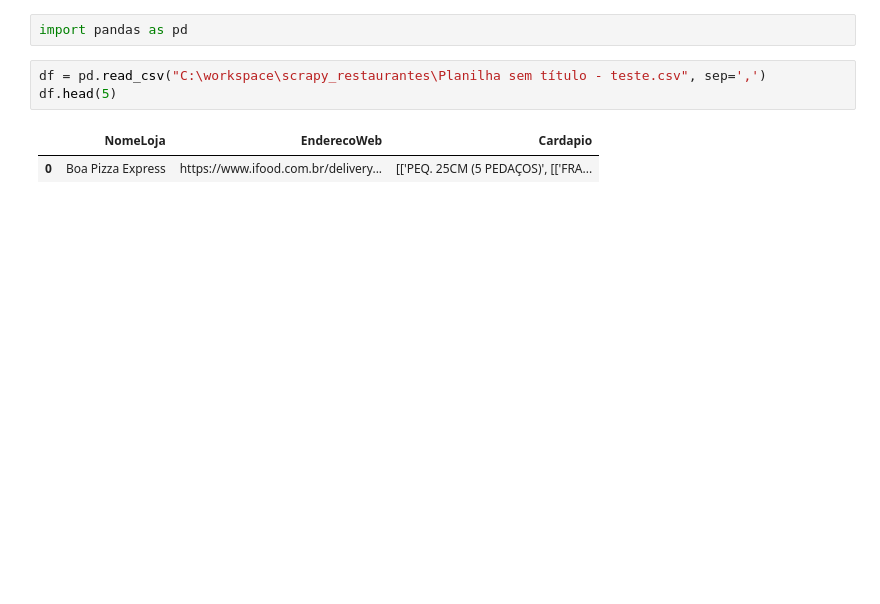
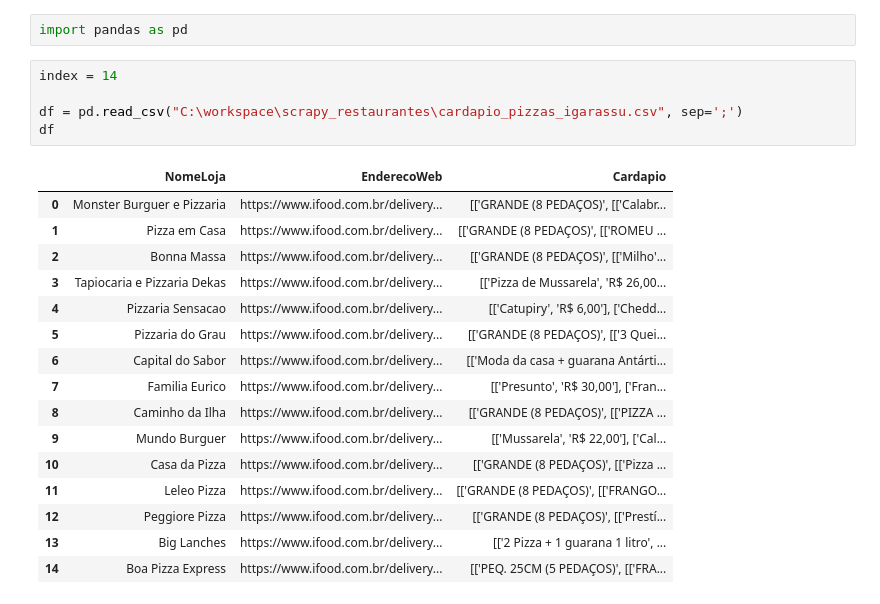
Before and after one commit to pedrooliveirape/scrapy_restaurantes, a Jupyter notebook: scrapy_ifood/transformar_cardapios.ipynb, the cells around one changed output. Saved outputs shown, nothing was run; the diff lists cells and outputs as text; blank space fills up the shorter version.

Commit message:
geracao de cardapios

```diff
--- a/scrapy_ifood/transformar_cardapios.ipynb
+++ b/scrapy_ifood/transformar_cardapios.ipynb
@@ -1,8 +1,24 @@
 # %%
 import pandas as pd
 # %%
-df = pd.read_csv("C:\workspace\scrapy_restaurantes\Planilha sem título - teste.csv", sep=',')
-df.head(5)
+index = 14
+
+df = pd.read_csv("C:\workspace\scrapy_restaurantes\cardapio_pizzas_igarassu.csv", sep=';')
+df
 # %% [output]
 |  | NomeLoja | EnderecoWeb | Cardapio |
-| 0 | Boa Pizza Express | https://www.ifood.com.br/delivery... | [['PEQ. 25CM (5 PEDAÇOS)', [['FRA... |
+| 0 | Monster Burguer e Pizzaria | https://www.ifood.com.br/delivery... | [['GRANDE (8 PEDAÇOS)', [['Calabr... |
+| 1 | Pizza em Casa | https://www.ifood.com.br/delivery... | [['GRANDE (8 PEDAÇOS)', [['ROMEU ... |
+| 2 | Bonna Massa | https://www.ifood.com.br/delivery... | [['GRANDE (8 PEDAÇOS)', [['Milho'... |
+| 3 | Tapiocaria e Pizzaria Dekas | https://www.ifood.com.br/delivery... | [['Pizza de Mussarela', 'R$ 26,00... |
+| 4 | Pizzaria Sensacao | https://www.ifood.com.br/delivery... | [['Catupiry', 'R$ 6,00'], ['Chedd... |
+| 5 | Pizzaria do Grau | https://www.ifood.com.br/delivery... | [['GRANDE (8 PEDAÇOS)', [['3 Quei... |
+| 6 | Capital do Sabor | https://www.ifood.com.br/delivery... | [['Moda da casa + guarana Antárti... |
+| 7 | Familia Eurico | https://www.ifood.com.br/delivery... | [['Presunto', 'R$ 30,00'], ['Fran... |
+| 8 | Caminho da Ilha | https://www.ifood.com.br/delivery... | [['GRANDE (8 PEDAÇOS)', [['PIZZA ... |
+| 9 | Mundo Burguer | https://www.ifood.com.br/delivery... | [['Mussarela', 'R$ 22,00'], ['Cal... |
+| 10 | Casa da Pizza | https://www.ifood.com.br/delivery... | [['GRANDE (8 PEDAÇOS)', [['Pizza ... |
+| 11 | Leleo Pizza | https://www.ifood.com.br/delivery... | [['GRANDE (8 PEDAÇOS)', [['FRANGO... |
+| 12 | Peggiore Pizza | https://www.ifood.com.br/delivery... | [['GRANDE (8 PEDAÇOS)', [['Prestí... |
+| 13 | Big Lanches | https://www.ifood.com.br/delivery... | [['2 Pizza + 1 guarana 1 litro', ... |
+| 14 | Boa Pizza Express | https://www.ifood.com.br/delivery... | [['PEQ. 25CM (5 PEDAÇOS)', [['FRA... |
```
Also changed, not shown: parts of 10 cells of this notebook, 17 other files.
